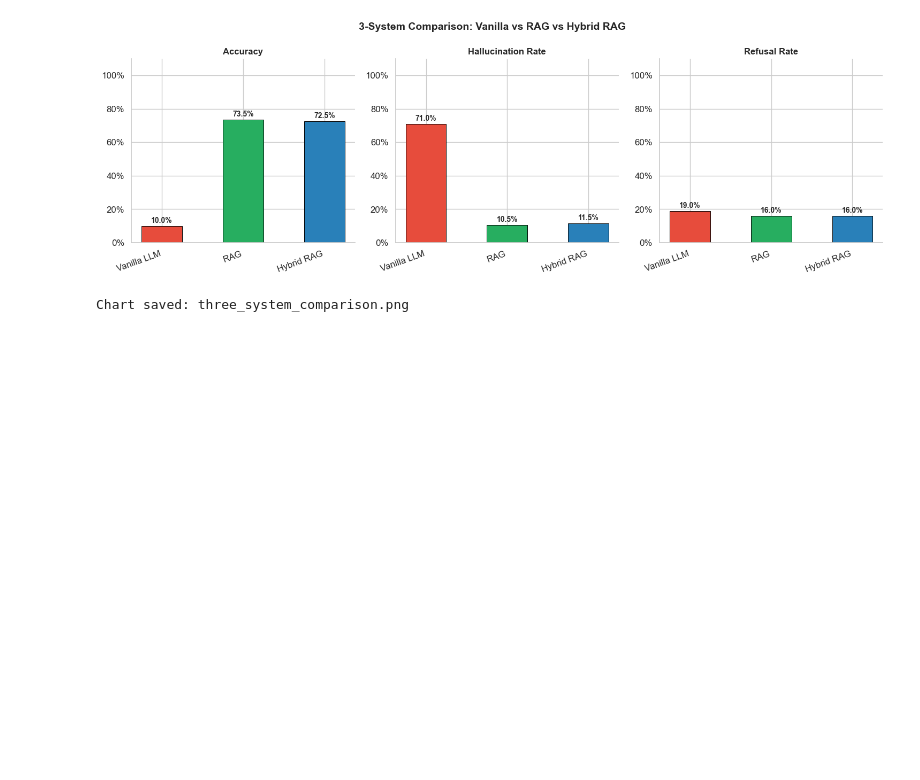
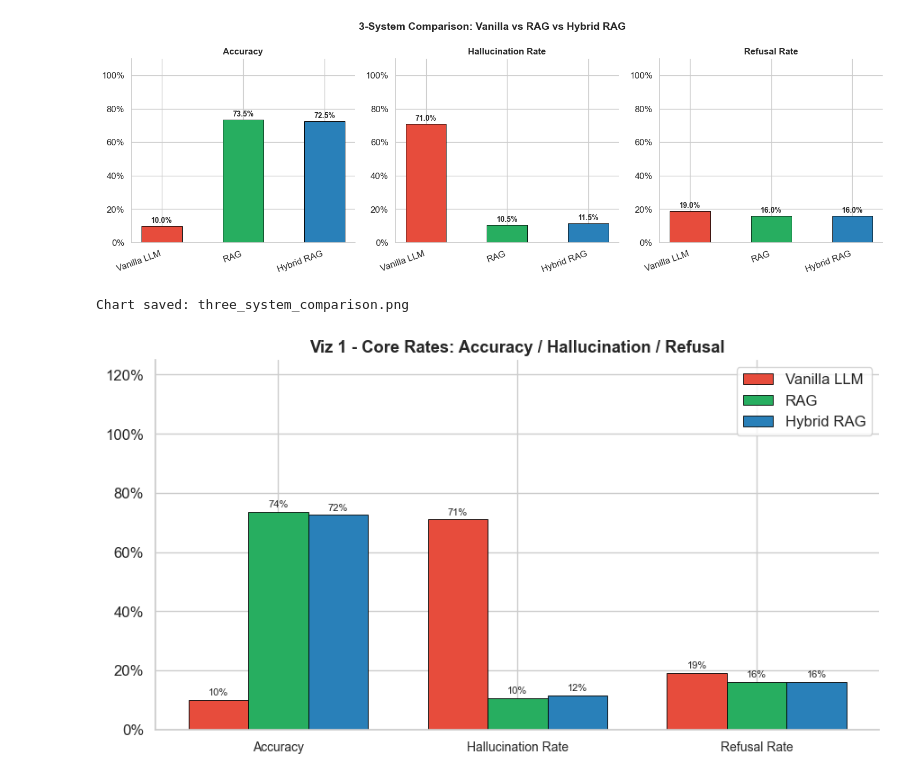
Before and after one commit to SunLite9/Final-Project-425, a Jupyter notebook: final425_updated.ipynb, the cells around one changed output. Saved outputs shown, nothing was run; the diff lists cells and outputs as text; code cells hidden in the pictures; blank space fills up the shorter version.

```diff
--- a/final425_updated.ipynb
+++ b/final425_updated.ipynb
@@ -1141,3 +1141,30 @@ print("Chart saved: three_system_comparison.png")
 # %% [output]
 [figure]
 Chart saved: three_system_comparison.png
+# %%
+
+sys_labels = list(three_metrics.keys())
+colors = ['#E74C3C', '#27AE60', '#2980B9']
+n_sys = len(sys_labels)
+
+fig, ax = plt.subplots(figsize=(9, 5))
+rate_keys   = ['accuracy', 'hallucination_rate', 'refusal_rate']
+rate_labels = ['Accuracy', 'Hallucination Rate', 'Refusal Rate']
+x, w = np.arange(len(rate_keys)), 0.25
+for i, (s, col) in enumerate(zip(sys_labels, colors)):
+    vals = [three_metrics[s][k] for k in rate_keys]
+    bars = ax.bar(x + i * w, vals, w, label=s, color=col, edgecolor='black', linewidth=0.6)
+    for bar, val in zip(bars, vals):
+        ax.text(bar.get_x() + bar.get_width() / 2, bar.get_height() + 0.01,
+                f'{val:.0%}', ha='center', va='bottom', fontsize=8)
+ax.set_xticks(x + w)
+ax.set_xticklabels(rate_labels, fontsize=10)
+ax.set_ylim(0, 1.25)
+ax.yaxis.set_major_formatter(plt.FuncFormatter(lambda v, _: f'{v:.0%}'))
+ax.set_title('Viz 1 - Core Rates: Accuracy / Hallucination / Refusal', fontweight='bold')
+ax.legend()
+ax.spines[['top', 'right']].set_visible(False)
+plt.tight_layout()
+plt.show()
+# %% [output]
+[figure, added]
```
Also changed, not shown: parts of 7 cells of this notebook.
